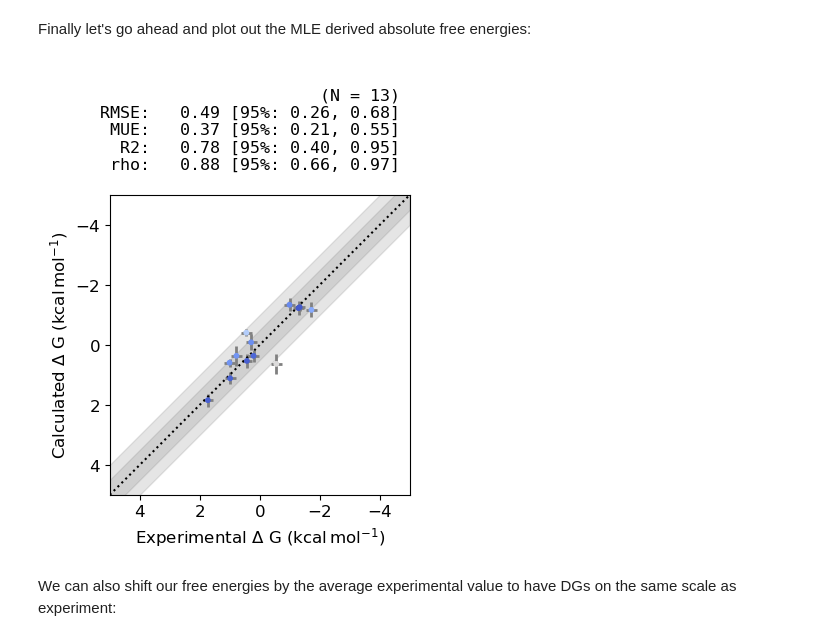
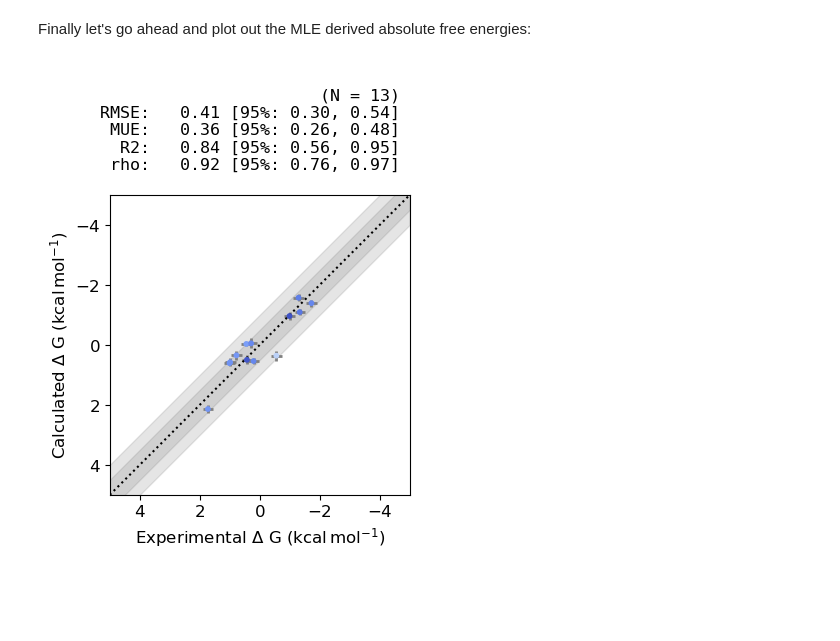
Before and after one commit to OpenFreeEnergy/alchemiscale, a Jupyter notebook: docs/tutorials/demo/Alchemiscale Demo.ipynb, the cells around one changed output. Cells and saved outputs as stored; diff of their text form; code cells hidden in the pictures; blank space fills up the shorter version.

```diff
--- a/docs/tutorials/demo/Alchemiscale Demo.ipynb
+++ b/docs/tutorials/demo/Alchemiscale Demo.ipynb
@@ -882,7 +938,7 @@ from cinnabar.wrangle import FEMap
 # %% [markdown]
 First let's load the data into cinnabar and draw out the network of free energy results:
 # %%
-fe = cinnabar.wrangle.FEMap('cinnabar_input.csv')
+fe = FEMap.from_csv('cinnabar_input.csv')
 fe.generate_absolute_values()  # Get MLE generated estimates of the absolute values
 fe.draw_graph()
 # %% [output]
@@ -902,8 +958,6 @@ cinnabar_plotting.plot_DDGs(fe.graph, figsize=5,  xy_lim=[5, -5])
 Finally let's go ahead and plot out the MLE derived absolute free energies:
 # %%
 # note you can pass the filename argument to write to file
-cinnabar_plotting.plot_DGs(fe.graph, figsize=5,  xy_lim=[5, -5])
+cinnabar_plotting.plot_DGs(fe.to_legacy_graph(), figsize=5,  xy_lim=[5, -5])
 # %% [output]
-[figure, old version]
+[figure, new version]
-# %% [markdown]
-We can also shift our free energies by the average experimental value to have DGs on the same scale as experiment:
```
Also changed, not shown: parts of 56 cells of this notebook.
